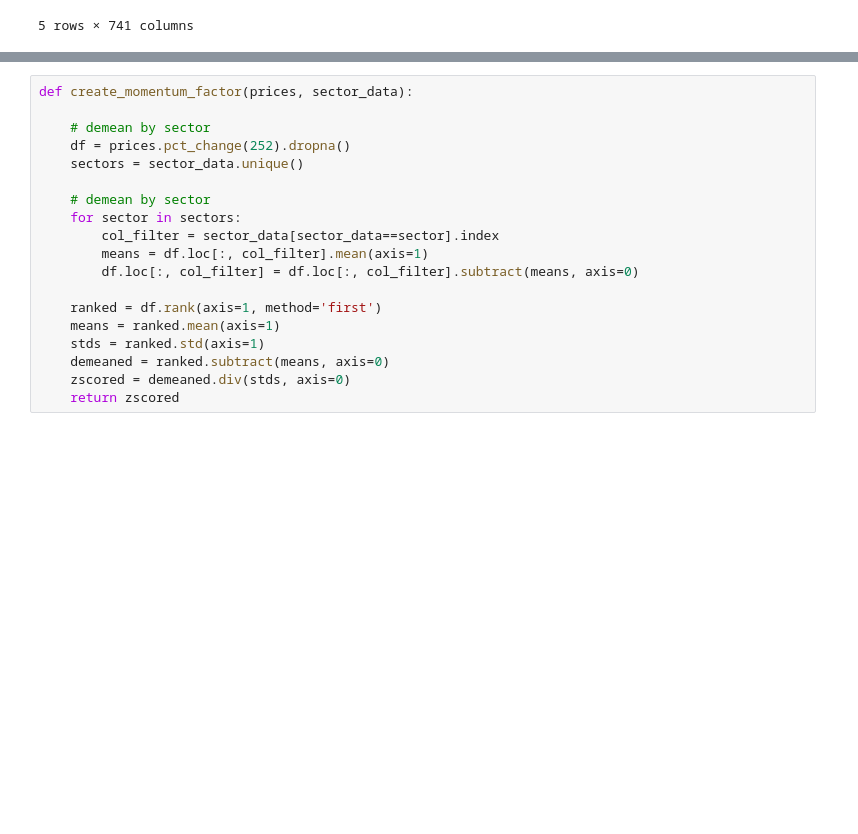
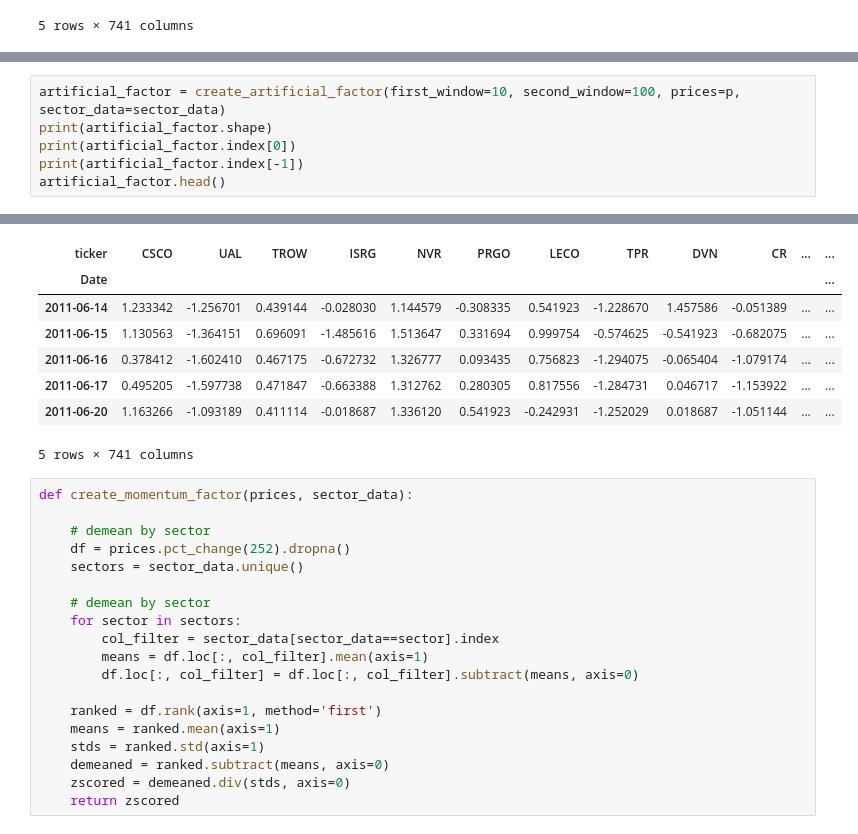
Before and after one commit to rwuebker/backtesting, a Jupyter notebook: scipy_optimize/scipy_optimizer.ipynb, the cells around one changed output, grey strips where cells are left out. Drawn from its saved outputs; the diff is of its cells as text; blank space fills up the shorter version.

```diff
--- a/scipy_optimize/scipy_optimizer.ipynb
+++ b/scipy_optimize/scipy_optimizer.ipynb
@@ -124,0 +155,7 @@ p.tail()
+# %%
+artificial_factor = create_artificial_factor(first_window=10, second_window=100, prices=p, sector_data=sector_data)
+print(artificial_factor.shape)
+print(artificial_factor.index[0])
+print(artificial_factor.index[-1])
+artificial_factor.head()
+# %% [output]
@@ -125,3 +165,11 @@ p.tail()
+| ticker | CSCO | UAL | TROW | ISRG | NVR | PRGO | LECO | TPR | DVN | CR | ... | ... |
+| Date |  |  |  |  |  |  |  |  |  |  |  | ... |
+| 2011-06-14 | 1.233342 | -1.256701 | 0.439144 | -0.028030 | 1.144579 | -0.308335 | 0.541923 | -1.228670 | 1.457586 | -0.051389 | ... | ... |
+| 2011-06-15 | 1.130563 | -1.364151 | 0.696091 | -1.485616 | 1.513647 | 0.331694 | 0.999754 | -0.574625 | -0.541923 | -0.682075 | ... | ... |
+| 2011-06-16 | 0.378412 | -1.602410 | 0.467175 | -0.672732 | 1.326777 | 0.093435 | 0.756823 | -1.294075 | -0.065404 | -1.079174 | ... | ... |
+| 2011-06-17 | 0.495205 | -1.597738 | 0.471847 | -0.663388 | 1.312762 | 0.280305 | 0.817556 | -1.284731 | 0.046717 | -1.153922 | ... | ... |
+| 2011-06-20 | 1.163266 | -1.093189 | 0.411114 | -0.018687 | 1.336120 | 0.541923 | -0.242931 | -1.252029 | 0.018687 | -1.051144 | ... | ... |
+5 rows × 741 columns
 # %%
 def create_momentum_factor(prices, sector_data):
 
```
Also changed, not shown: parts of 17 cells of this notebook.
